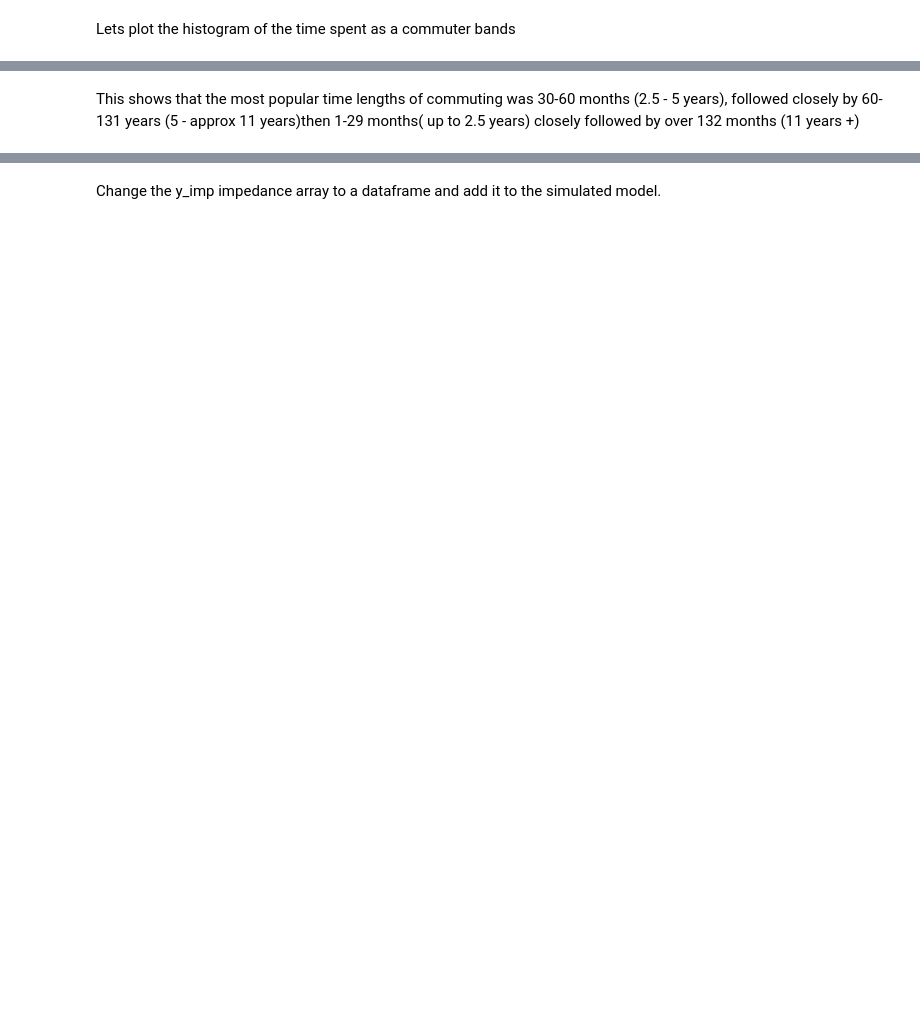
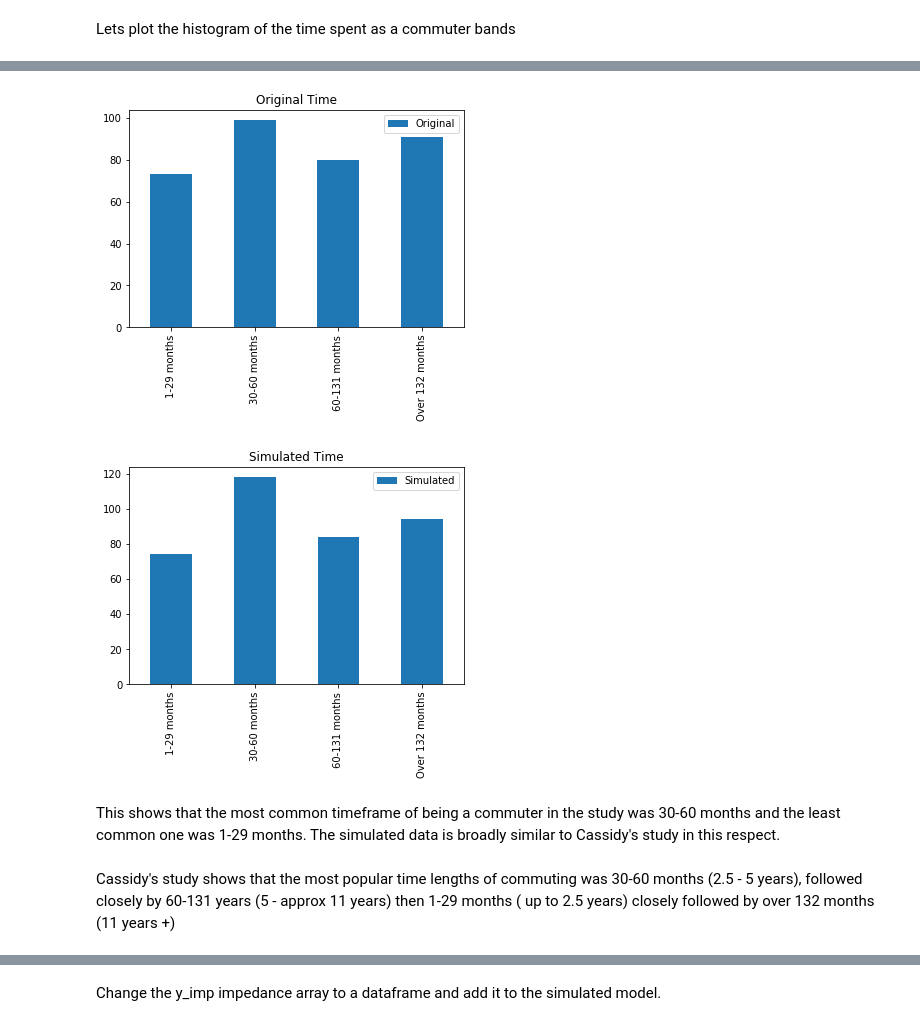
Before and after one commit to Osheah/commute-stress, a Jupyter notebook: commute-stress.ipynb, the cells around one changed output, grey strips where cells are left out. Cells and saved outputs as stored; diff of their text form; code cells hidden in the pictures; blank space fills up the shorter version.

```diff
--- a/commute-stress.ipynb
+++ b/commute-stress.ipynb
@@ -468,0 +535,6 @@ plt.show()
+# %%
+# create Cassidy's Time counts as a dataframe
+cass_time = pd.DataFrame(np.array([[73, 99, 80, 91]]), columns=['1-29 months', '30-60 months', '60-131 months', 'Over 132 months'])
+cass_time = cass_time.transpose()
+# check shape
+cass_time.head()
@@ -469,4 +547,20 @@ plt.show()
+# %%
+# set the order in which the plot displays the various bars for the original data
+cass_time.reindex(['1-29 months', '30-60 months', '60-131 months', 'Over 132 months']).plot(kind='bar', title='Original Time')
+plt.legend(["Original"])
+# set the order in which the plot displays the various bars for the simulated data
+df_time.reindex(['1-29 months', '30-60 months', '60-131 months', 'Over 132 months']).plot(kind='bar', title='Simulated Time')
+plt.legend(["Simulated"]);
+plt.show()
+
+
+# to do figure out how to display both histograms/bars side by side on the same plot
+# %% [output]
+[figure, added]
+[figure, added]
+# %% [markdown]
+This shows that the most common timeframe of being a commuter in the study was 30-60 months and the least common one was 1-29 months. The simulated data is broadly similar to Cassidy's study in this respect.
 # %% [markdown]
-This shows that the most popular time lengths of commuting was 30-60 months (2.5 - 5 years), followed closely by 60-131 years (5 - approx 11 years)then 1-29 months( up to 2.5 years) closely followed by over 132 months (11 years +)
+Cassidy's study shows that the most popular time lengths of commuting was 30-60 months (2.5 - 5 years), followed closely by 60-131 years (5 - approx 11 years) then 1-29 months ( up to 2.5 years) closely followed by over 132 months (11 years +)
 # %% [markdown]
 ### Impedance
```
Also changed, not shown: parts of 146 cells of this notebook.
